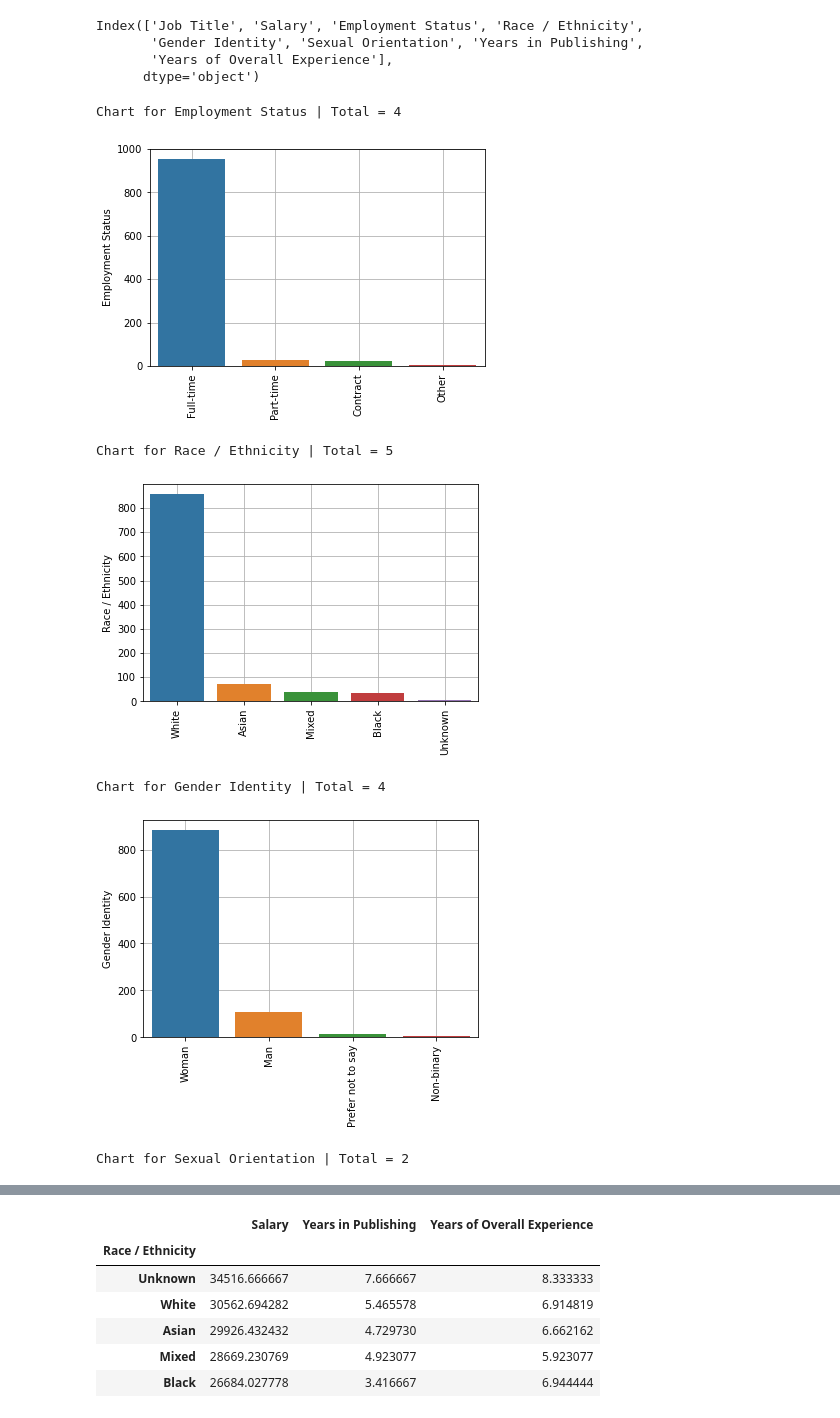
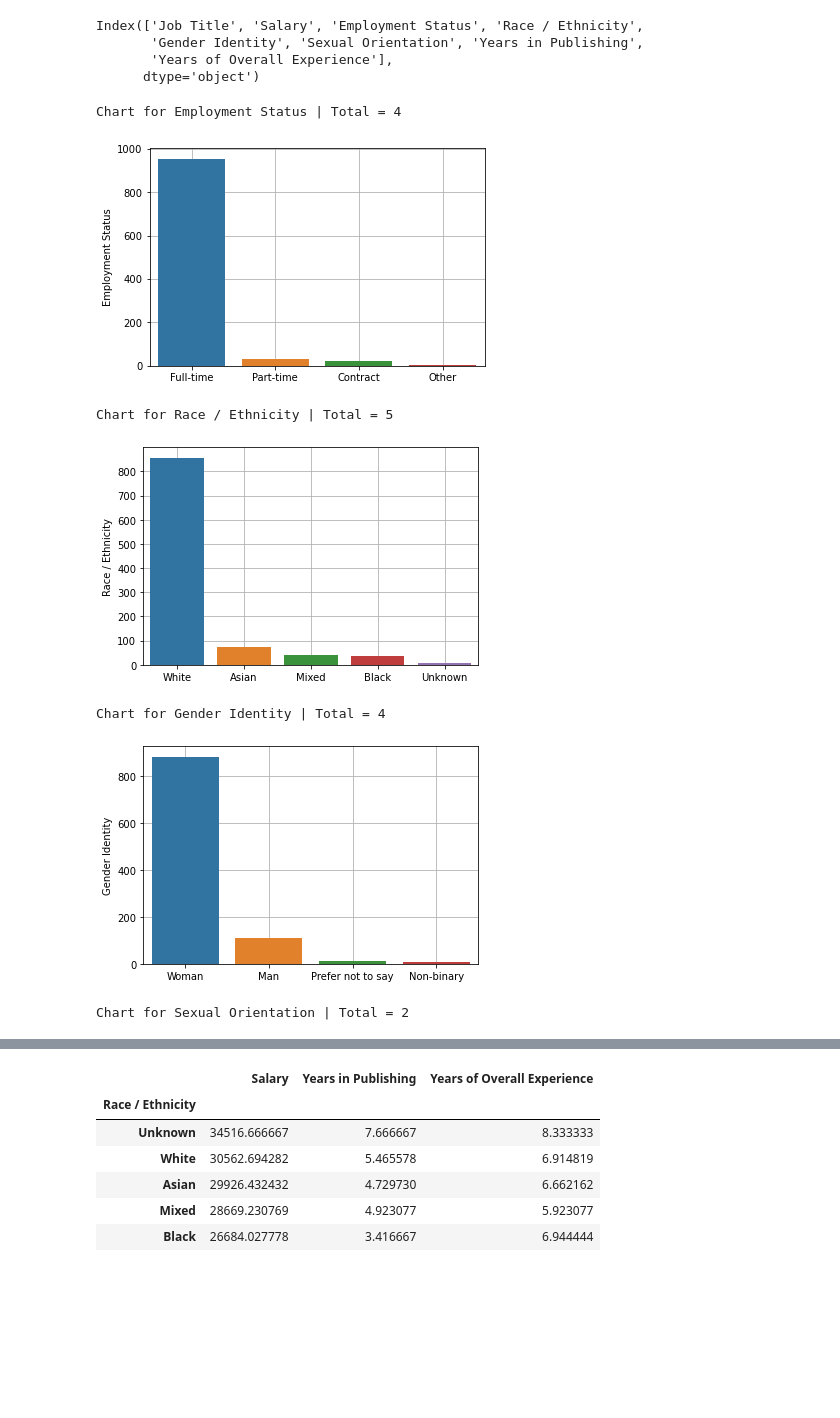
Before and after one commit to dan-grant-hunter/UK_Publishing_Analysis, a Jupyter notebook: book_publishing.ipynb, the cells around one changed output, grey strips where cells are left out. Saved outputs shown, nothing was run; the diff lists cells and outputs as text; code cells hidden in the pictures; blank space fills up the shorter version.

```diff
--- a/book_publishing.ipynb
+++ b/book_publishing.ipynb
@@ -612,16 +612,16 @@ Index(['Job Title', 'Salary', 'Employment Status', 'Race / Ethnicity',
 # %%
 for feature in uk_pub.columns[2:6]:
     feature_num = uk_pub[feature].value_counts()
     print(f"Chart for {feature} | Total = {len(feature_num)}")
     chart = sns.barplot(x=feature_num.index, y=feature_num, zorder=2)
-    chart.set_xticklabels(chart.get_xticklabels(), rotation=90)
+    chart.set_xticklabels(chart.get_xticklabels())
     plt.grid()
     plt.show()
 # %% [output]
 Chart for Employment Status | Total = 4
-[figure, old version]
+[figure, new version]
 Chart for Race / Ethnicity | Total = 5
-[figure, old version]
+[figure, new version]
 Chart for Gender Identity | Total = 4
-[figure, old version]
+[figure, new version]
 Chart for Sexual Orientation | Total = 2
```
Also changed, not shown: parts of 7 cells of this notebook.
